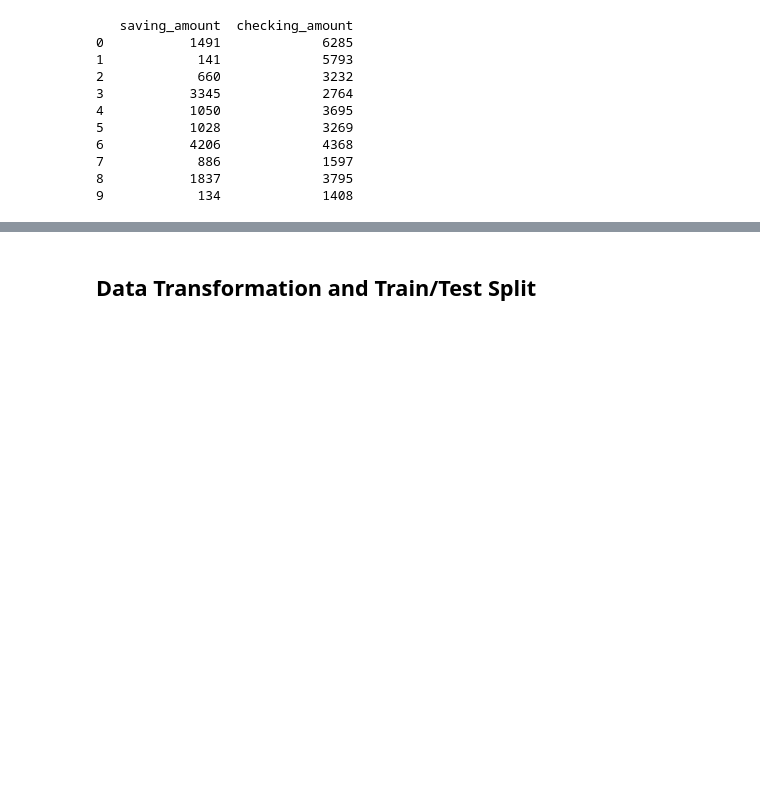
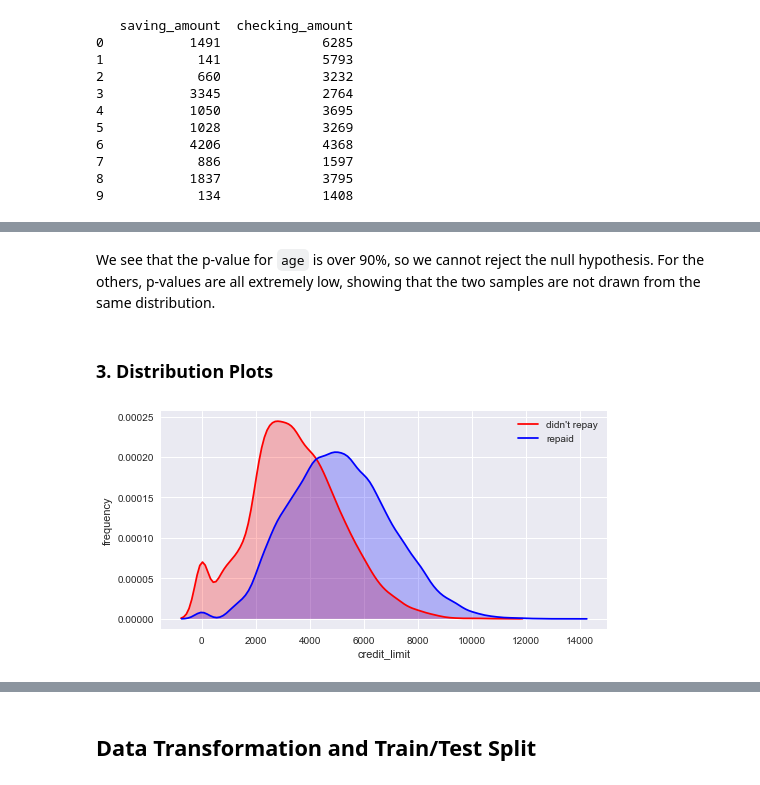
Before and after one commit to liyenhsu/Loan-Granting-Problem, a Jupyter notebook: loan.ipynb, the cells around one changed output, grey strips where cells are left out. Saved outputs shown, nothing was run; the diff lists cells and outputs as text; code cells hidden in the pictures; blank space fills up the shorter version.

```diff
--- a/loan.ipynb
+++ b/loan.ipynb
@@ -100,5 +97,3 @@ Now we don't need ``is_first_loan`` anymore, because this information is in ``pr
-# %%
-df = df.drop(['is_first_loan'],axis=1)
 # %% [markdown]
 Lastly, there are 6972 NANs in ``limit_used``, which should be due to the fact that those customers have no credit card limit at all. We can check whether there are 6972 zeros in ``credit_limit``
 # %%
@@ -134,0 +197,17 @@ df = df.drop(['saving_amount','checking_amount'],axis=1)
+# %% [markdown]
+We see that the p-value for ``age`` is over 90%, so we cannot reject the null hypothesis. For the others, p-values are all extremely low, showing that the two samples are not drawn from the same distribution.
+# %% [markdown]
+### 3. Distribution Plots
+# %%
+# Plot the distributions for the numerical features
+def DensityPlot(feature):
+    fig = plt.figure(figsize=(8,4))
+    sns.kdeplot(df.loc[df.loan_repaid == 0,feature], color='r',shade=True, label="didn't repay")
+    sns.kdeplot(df.loc[df.loan_repaid == 1,feature], color='b',shade=True, label="repaid")
+    plt.xlabel(feature)
+    plt.ylabel('frequency')
+    plt.show(block=False)
+# %%
+DensityPlot('credit_limit')
+# %% [output]
+[figure, added]
```
Also changed, not shown: parts of 60 cells of this notebook.
